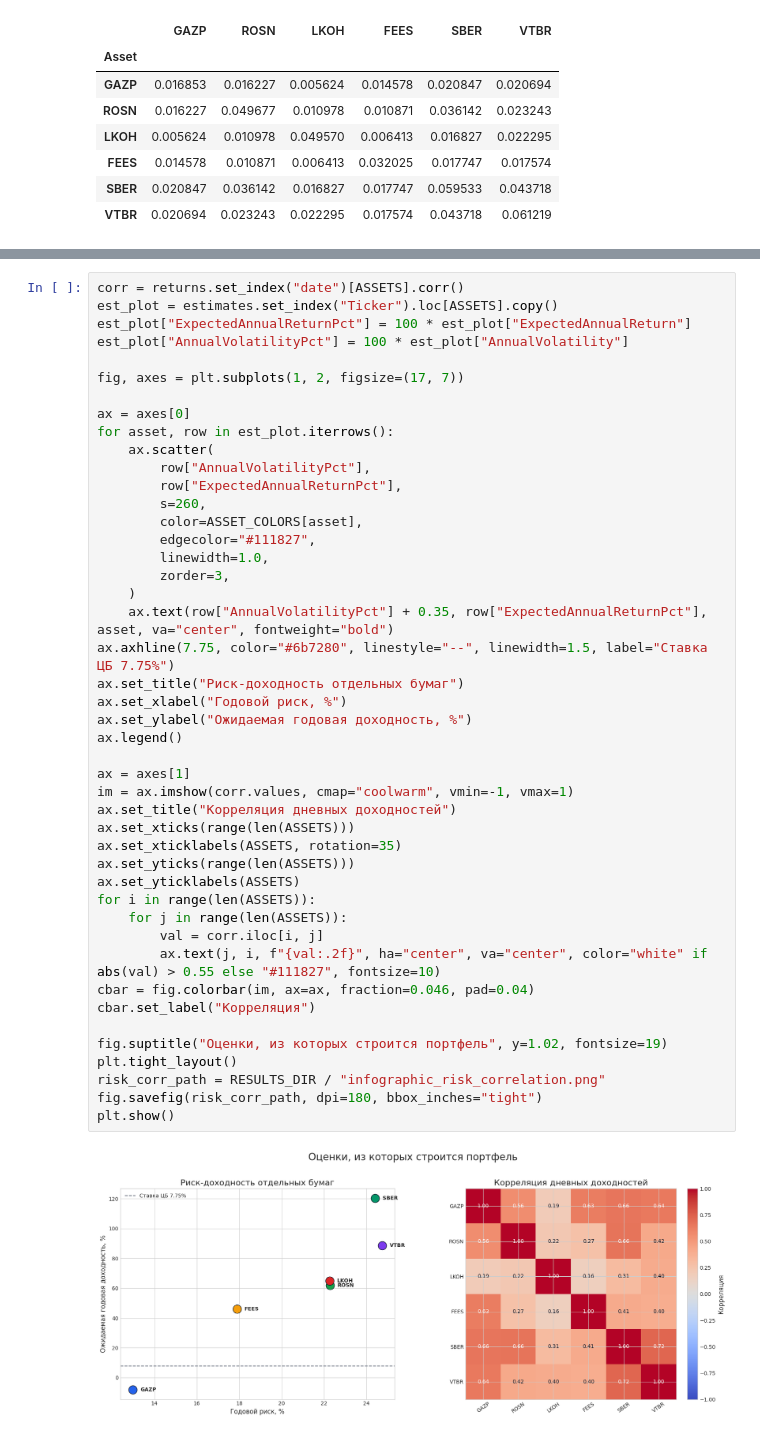
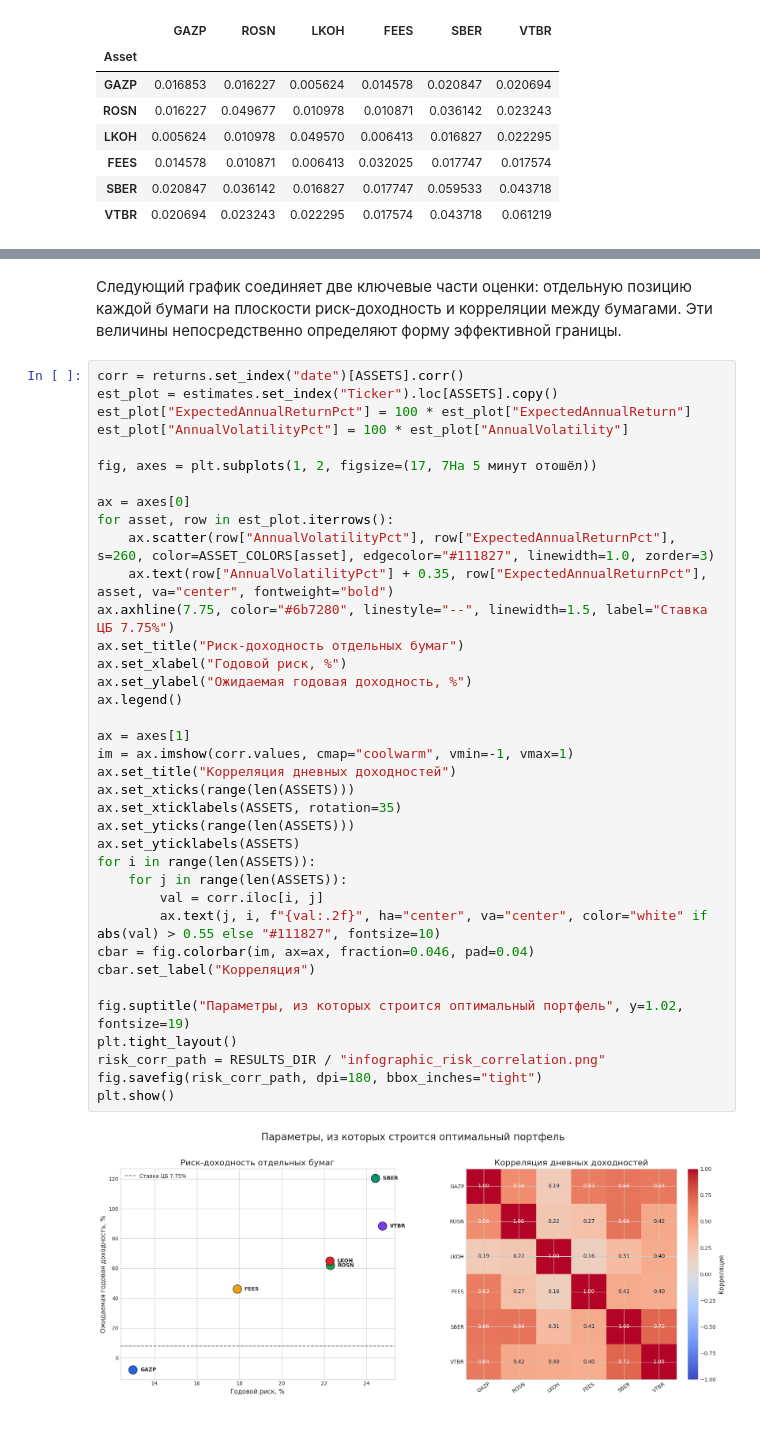
Before and after one commit to impala-tape/cmc_msu_ml, a Jupyter notebook: Finance/4/4.ipynb, the cells around one changed output, grey strips where cells are left out. Saved outputs shown, nothing was run; the diff lists cells and outputs as text.

```diff
--- a/Finance/4/4.ipynb
+++ b/Finance/4/4.ipynb
@@ -299,47 +267,43 @@ GAZP имеет отрицательную ожидаемую доходност
+# %% [markdown]
+Следующий график соединяет две ключевые части оценки: отдельную позицию каждой бумаги на плоскости
+риск-доходность и корреляции между бумагами. Эти величины непосредственно определяют форму
+эффективной границы.
 # %%
 corr = returns.set_index("date")[ASSETS].corr()
 est_plot = estimates.set_index("Ticker").loc[ASSETS].copy()
 est_plot["ExpectedAnnualReturnPct"] = 100 * est_plot["ExpectedAnnualReturn"]
 est_plot["AnnualVolatilityPct"] = 100 * est_plot["AnnualVolatility"]
 
-fig, axes = plt.subplots(1, 2, figsize=(17, 7))
+fig, axes = plt.subplots(1, 2, figsize=(17, 7На 5 минут отошёл))
 
 ax = axes[0]
 for asset, row in est_plot.iterrows():
-    ax.scatter(
-        row["AnnualVolatilityPct"],
-        row["ExpectedAnnualReturnPct"],
-        s=260,
-        color=ASSET_COLORS[asset],
-        edgecolor="#111827",
-        linewidth=1.0,
-        zorder=3,
-    )
+    ax.scatter(row["AnnualVolatilityPct"], row["ExpectedAnnualReturnPct"], s=260, color=ASSET_COLORS[asset], edgecolor="#111827", linewidth=1.0, zorder=3)
     ax.text(row["AnnualVolatilityPct"] + 0.35, row["ExpectedAnnualReturnPct"], asset, va="center", fontweight="bold")
 ax.axhline(7.75, color="#6b7280", linestyle="--", linewidth=1.5, label="Ставка ЦБ 7.75%")
 ax.set_title("Риск-доходность отдельных бумаг")
 ax.set_xlabel("Годовой риск, %")
 ax.set_ylabel("Ожидаемая годовая доходность, %")
 ax.legend()
 
 ax = axes[1]
 im = ax.imshow(corr.values, cmap="coolwarm", vmin=-1, vmax=1)
 ax.set_title("Корреляция дневных доходностей")
 ax.set_xticks(range(len(ASSETS)))
 ax.set_xticklabels(ASSETS, rotation=35)
 ax.set_yticks(range(len(ASSETS)))
 ax.set_yticklabels(ASSETS)
 for i in range(len(ASSETS)):
     for j in range(len(ASSETS)):
         val = corr.iloc[i, j]
         ax.text(j, i, f"{val:.2f}", ha="center", va="center", color="white" if abs(val) > 0.55 else "#111827", fontsize=10)
 cbar = fig.colorbar(im, ax=ax, fraction=0.046, pad=0.04)
 cbar.set_label("Корреляция")
 
-fig.suptitle("Оценки, из которых строится портфель", y=1.02, fontsize=19)
+fig.suptitle("Параметры, из которых строится оптимальный портфель", y=1.02, fontsize=19)
 plt.tight_layout()
 risk_corr_path = RESULTS_DIR / "infographic_risk_correlation.png"
 fig.savefig(risk_corr_path, dpi=180, bbox_inches="tight")
 plt.show()
 # %% [output]
-[figure, old version]
+[figure, new version]
```
Also changed, not shown: parts of 43 cells of this notebook, 13 other files.
